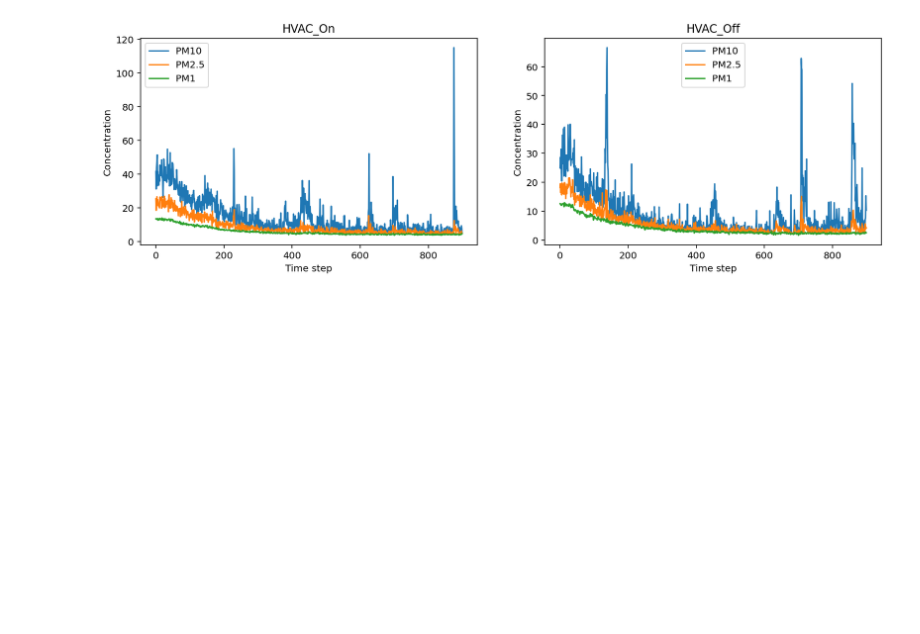
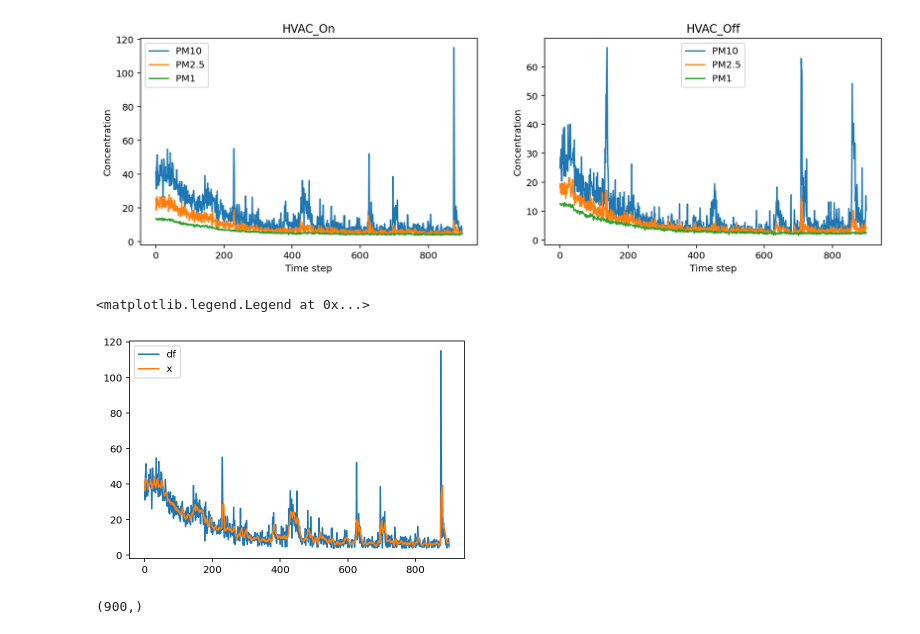
Before and after one commit to Deepfull/BootCamp, a Jupyter notebook: 5조_프로젝트_데이터확장_0614.ipynb, the cells around one changed output. Saved outputs shown, nothing was run; the diff lists cells and outputs as text; code cells hidden in the pictures; blank space fills up the shorter version.

```diff
--- a/5조_프로젝트_데이터확장_0614.ipynb
+++ b/5조_프로젝트_데이터확장_0614.ipynb
@@ -113,6 +117,27 @@ plt.ylabel('Concentration')
 # %% [output]
 Text(0, 0.5, 'Concentration')
 [figure]
+# %%
+# 이동평균을 이용하여 피크값 제거
+
+def rolling_average(df, window):
+    df_av = df.rolling(window, min_periods=1).mean()
+    df_av.columns = [col + "_av" + str(window) for col in df.columns]
+    return df_av
+
+x = rolling_average(df11[['CAPM10']], 6);x
+
+
+plt.plot(df11['CAPM10'].values)
+plt.plot(x)
+plt.legend(['df','x'])
+# %% [output]
+<matplotlib.legend.Legend at 0x...>
+[figure, added]
+# %%
+df11['CAPM10'].shape
+# %% [output]
+(900,)
 # %%
 # t = t0일 때의 농도 값으로 t = t0 + 100일때의 농도 값을 예측
 # 학습데이터
```
Also changed, not shown: parts of 3 cells of this notebook.
